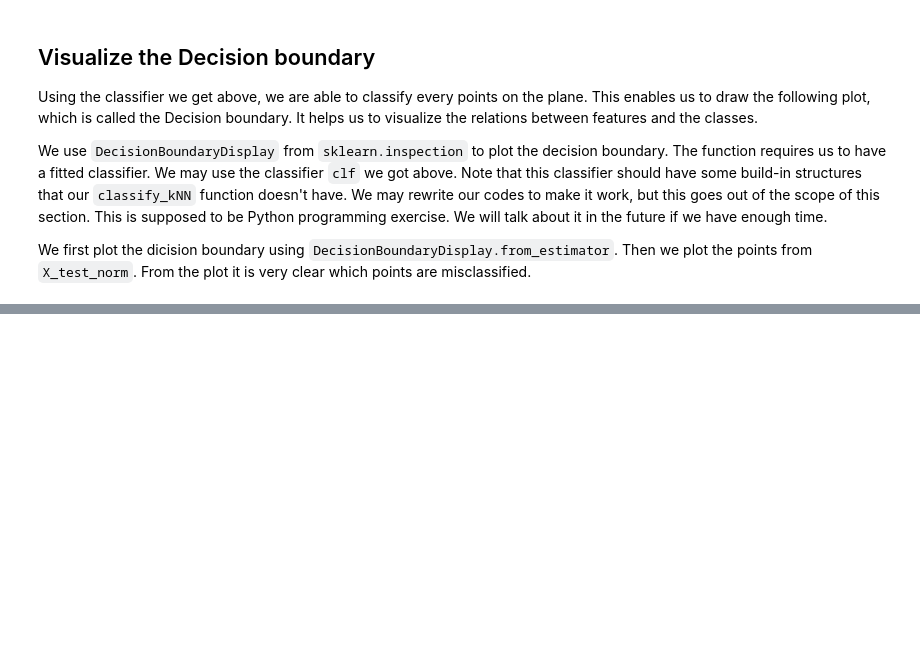
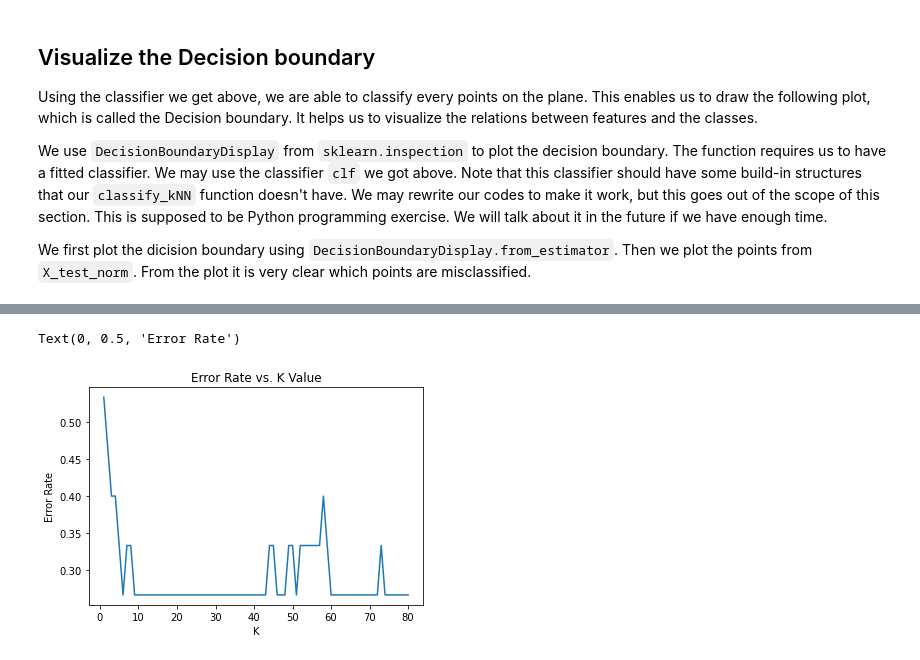
Before and after one commit to xiaoxl/ml22, a Jupyter notebook: _sources/Chapter2/knnproj1.ipynb, the cells around one changed output, grey strips where cells are left out. Drawn from its saved outputs; the diff is of its cells as text; code cells hidden in the pictures; blank space fills up the shorter version.

```diff
--- a/_sources/Chapter2/knnproj1.ipynb
+++ b/_sources/Chapter2/knnproj1.ipynb
@@ -122,0 +124,18 @@ Note that using this approach the features in the plot are normalized, since we
+# %%
+minK = 1
+maxK = 80
+errorrate = list()
+for i in range(minK, maxK+1):
+    clf = KNeighborsClassifier(n_neighbors=i)
+    clf.fit(X_train_norm, y_train)
+    pred_i = clf.predict(X_test_norm)
+    errorrate.append(np.mean(pred_i != y_test))
+# %%
+import matplotlib.pyplot as plt
+plt.plot(range(minK, maxK+1), errorrate)
+plt.title('Error Rate vs. K Value')
+plt.xlabel('K')
+plt.ylabel('Error Rate')
+# %% [output]
+Text(0, 0.5, 'Error Rate')
+[figure, added]
```
Also changed, not shown: parts of 7 cells of this notebook, 11 other files.
